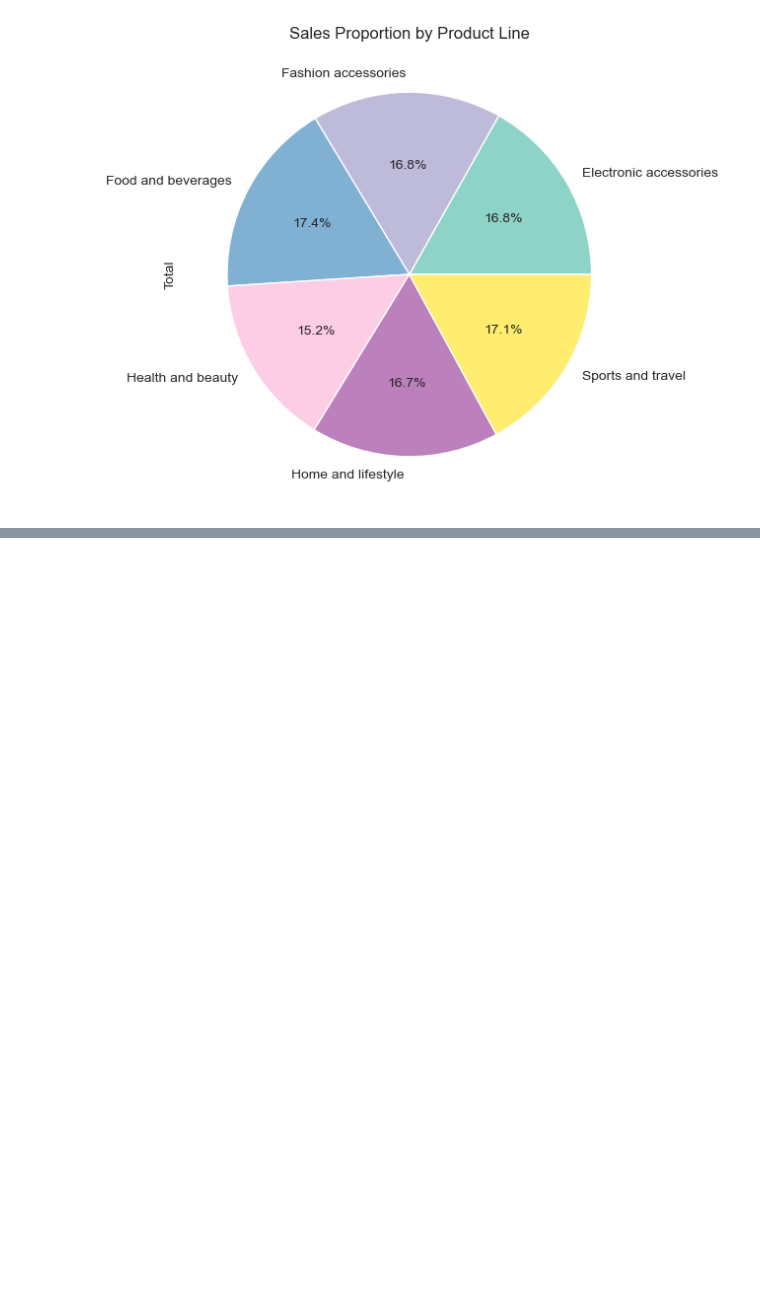
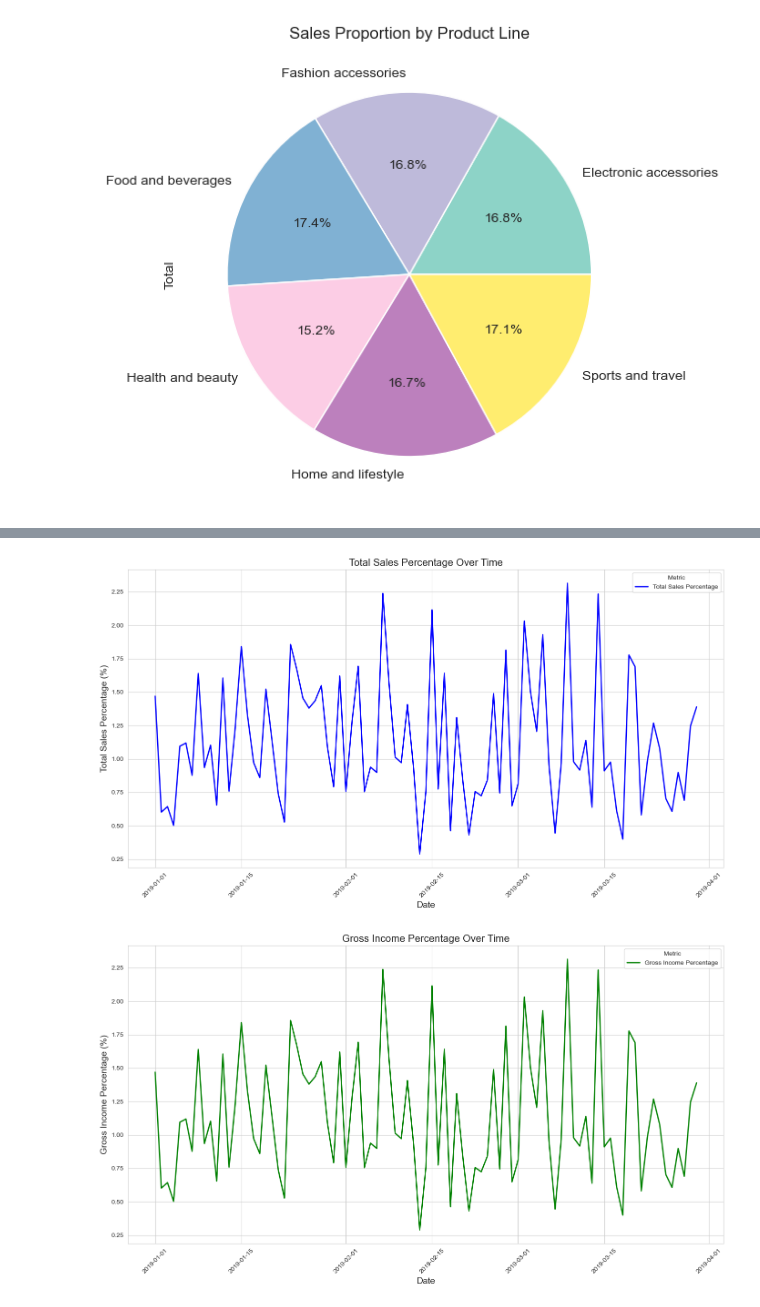
Before and after one commit to VarnaviPerera/PRINCIPLES-OF-DATA-SCIENCE-Portfolio, a Jupyter notebook: EDA/InitialEDA.ipynb, the cells around one changed output, grey strips where cells are left out. Drawn from its saved outputs; the diff is of its cells as text; code cells hidden in the pictures; blank space fills up the shorter version.

```diff
--- a/EDA/InitialEDA.ipynb
+++ b/EDA/InitialEDA.ipynb
@@ -279,0 +297,39 @@ plt.show()
+# %%
+# Convert the 'Date' column to datetime format (if not already done)
+supermarket_data['Date'] = pd.to_datetime(supermarket_data['Date'], format='%m/%d/%Y')
+
+# Calculate the total values for Total and Gross Income to compute percentages
+total_sales_sum = supermarket_data['Total'].sum()
+gross_income_sum = supermarket_data['gross income'].sum()
+
+# Calculate the percentage of Total and Gross Income
+supermarket_data['Total Percentage'] = (supermarket_data['Total'] / total_sales_sum) * 100
+supermarket_data['Gross Income Percentage'] = (supermarket_data['gross income'] / gross_income_sum) * 100
+
+# Group data by Date and calculate the daily sum of percentages
+daily_percentage = supermarket_data.groupby('Date')[['Total Percentage', 'Gross Income Percentage']].sum().reset_index()
+
+# Plot the Total Sales Percentage
+plt.figure(figsize=(14, 8))
+sns.lineplot(data=daily_percentage, x='Date', y='Total Percentage', label='Total Sales Percentage', color='b', linewidth=2)
+plt.title('Total Sales Percentage Over Time', fontsize=16)
+plt.xlabel('Date', fontsize=14)
+plt.ylabel('Total Sales Percentage (%)', fontsize=14)
+plt.xticks(rotation=45)
+plt.legend(title='Metric')
+plt.tight_layout()
+plt.show()
+
+# Plot the Gross Income Percentage
+plt.figure(figsize=(14, 8))
+sns.lineplot(data=daily_percentage, x='Date', y='Gross Income Percentage', label='Gross Income Percentage', color='g', linewidth=2)
+plt.title('Gross Income Percentage Over Time', fontsize=16)
+plt.xlabel('Date', fontsize=14)
+plt.ylabel('Gross Income Percentage (%)', fontsize=14)
+plt.xticks(rotation=45)
+plt.legend(title='Metric')
+plt.tight_layout()
+plt.show()
+# %% [output]
+[figure, added]
+[figure, added]
```
Also changed, not shown: parts of 2 cells of this notebook.
